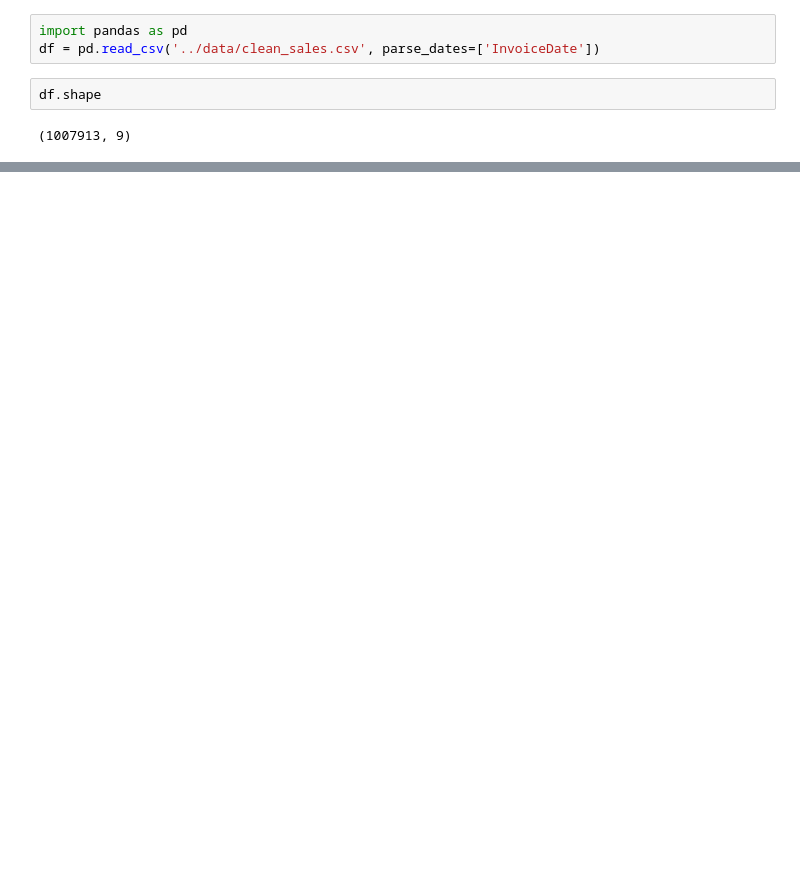
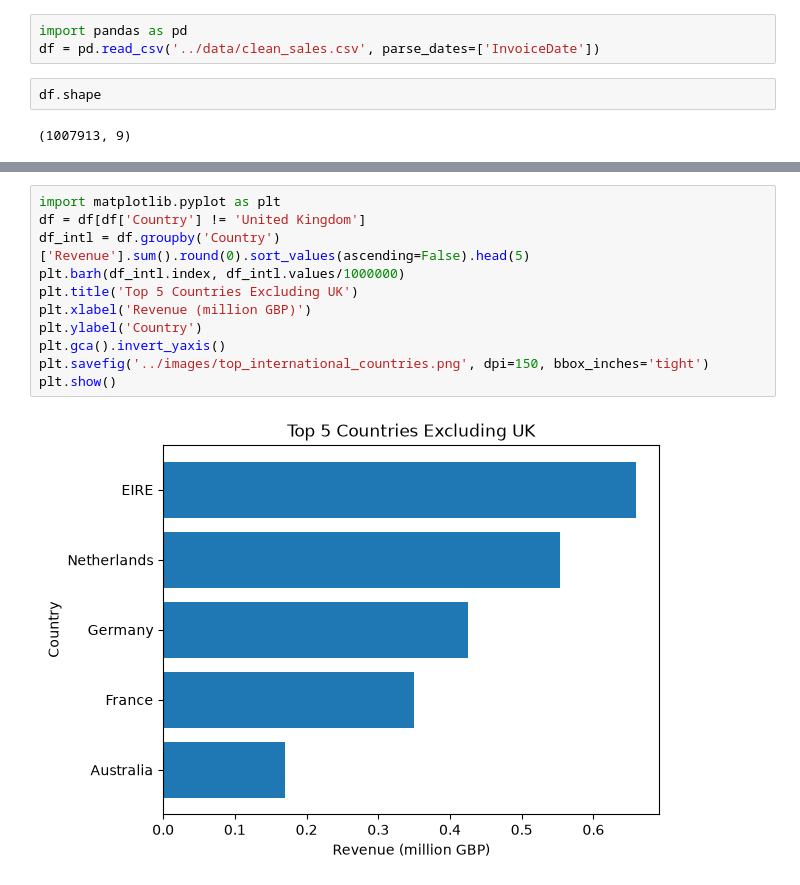
Before and after one commit to Zahin826/ecommerce-sales-analysis-1, a Jupyter notebook: notebooks/02_analysis.ipynb, the cells around one changed output, grey strips where cells are left out. Drawn from its saved outputs; the diff is of its cells as text; blank space fills up the shorter version.

```diff
--- a/notebooks/02_analysis.ipynb
+++ b/notebooks/02_analysis.ipynb
@@ -16,0 +70,13 @@ df.head()
+# %%
+import matplotlib.pyplot as plt
+df = df[df['Country'] != 'United Kingdom']
+df_intl = df.groupby('Country')['Revenue'].sum().round(0).sort_values(ascending=False).head(5)
+plt.barh(df_intl.index, df_intl.values/1000000)
+plt.title('Top 5 Countries Excluding UK')
+plt.xlabel('Revenue (million GBP)')
+plt.ylabel('Country')
+plt.gca().invert_yaxis()
+plt.savefig('../images/top_international_countries.png', dpi=150, bbox_inches='tight')
+plt.show()
+# %% [output]
+[figure, added]
```
Also changed, not shown: parts of 4 cells of this notebook, 4 other files.
